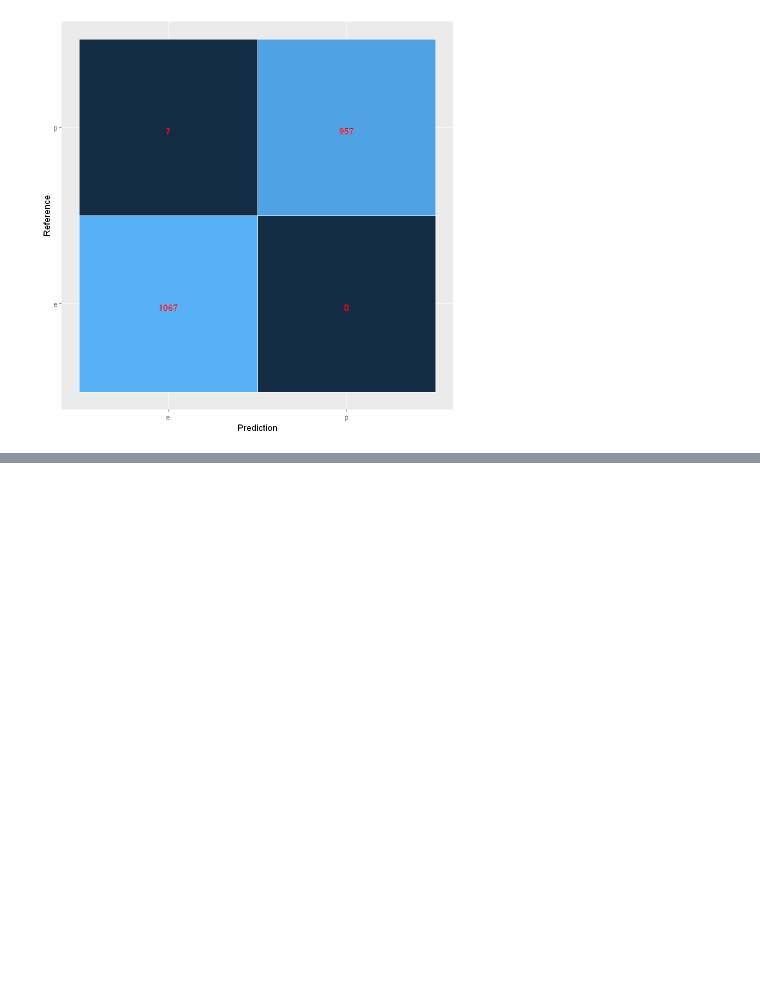
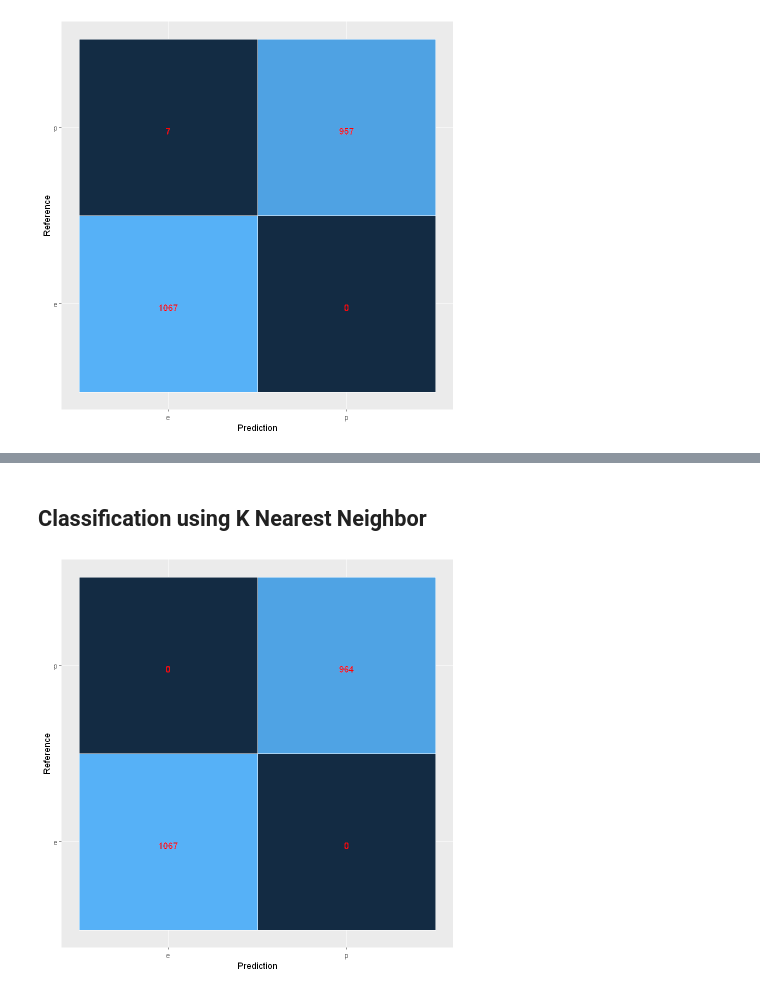
Before and after one commit to varunjohn786/Machine_Learning_Samples, a Jupyter notebook: Mushroom Classification.ipynb, the cells around one changed output, grey strips where cells are left out. Drawn from its saved outputs; the diff is of its cells as text; code cells hidden in the pictures; blank space fills up the shorter version.

```diff
--- a/Mushroom Classification.ipynb
+++ b/Mushroom Classification.ipynb
@@ -102,0 +203,14 @@ ggplot(data =  c, mapping = aes(x = Prediction, y = Reference)) +
+# %% [markdown]
+## **Classification using K Nearest Neighbor**
+# %%
+library(DMwR)
+p <- kNN(class ~ ., train,test,k=2)
+c <- confusionMatrix(p,v)
+c <- data.frame(c$table)
+
+ggplot(data =  c, mapping = aes(x = Prediction, y = Reference)) +
+  geom_tile(aes(fill = c$Freq), colour = "white") +
+  geom_text(aes(label = sprintf("%1.0f", c$Freq)), vjust = 1,col="red") +
+  theme(legend.position = "none")
+# %% [output]
+[figure, added]
```
Also changed, not shown: parts of 10 cells of this notebook.
